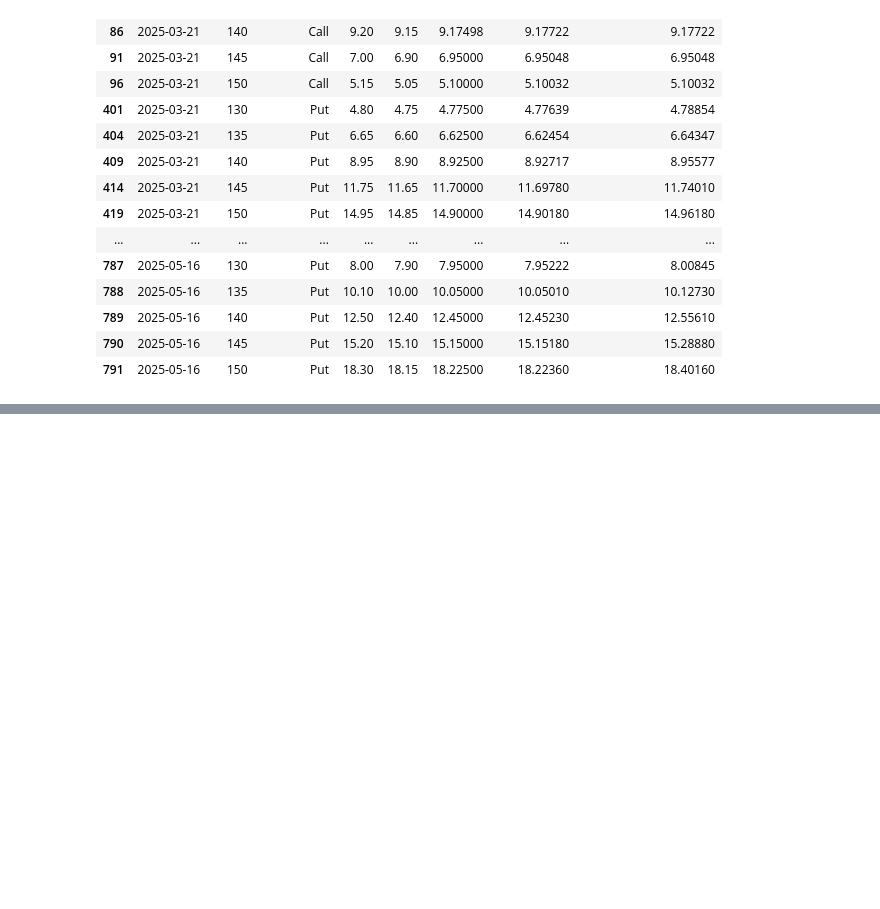
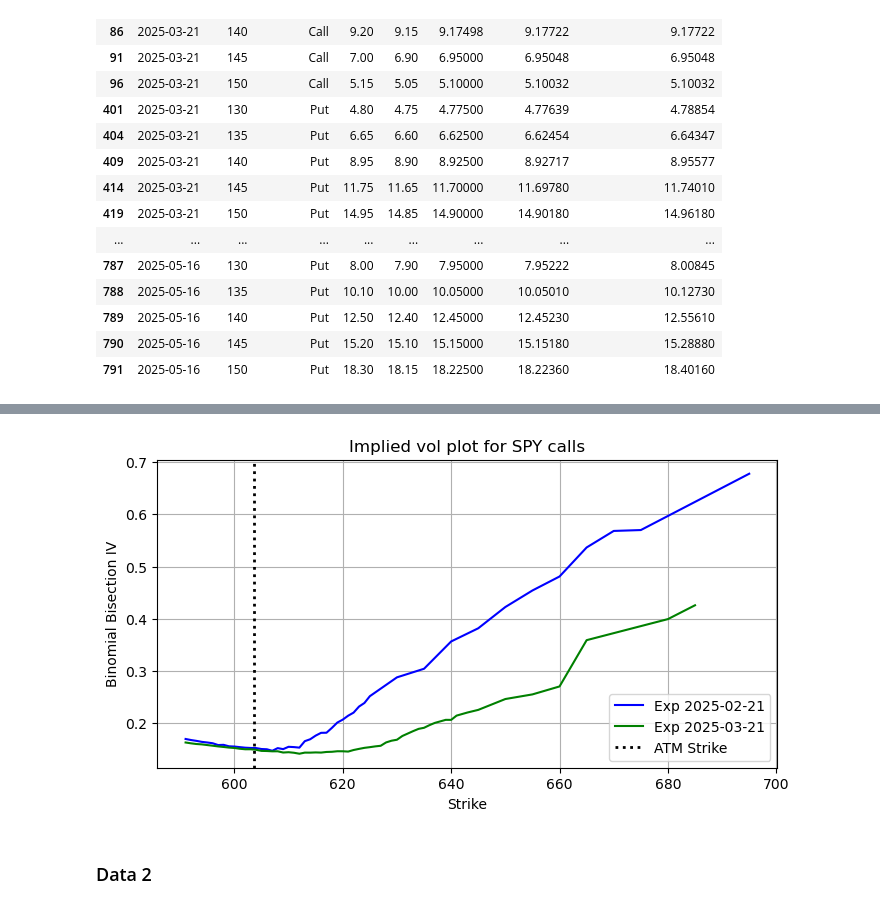
Before and after one commit to saugathacker/FE621-HW2, a Jupyter notebook: data_analysis.ipynb, the cells around one changed output, grey strips where cells are left out. Saved outputs shown, nothing was run; the diff lists cells and outputs as text; code cells hidden in the pictures; blank space fills up the shorter version.

```diff
--- a/data_analysis.ipynb
+++ b/data_analysis.ipynb
@@ -210,0 +412,32 @@ filtered_df
+# %%
+# Filter puts first
+spy_call_df = spy_data1_df.loc[spy_data1_df["OptionType"] == "Put"]
+
+# Filter for each expiration & valid BisectionIV values
+spy_call_df1 = spy_call_df.loc[(spy_call_df["Expiration"] == expirations[0]) & (spy_call_df["Strike"] > 590) & (spy_call_df["Strike"] < 700)]
+spy_call_df2 = spy_call_df.loc[(spy_call_df["Expiration"] == expirations[1]) & (spy_call_df["Strike"] > 590) & (spy_call_df["Strike"] < 700)]
+spy_call_df3 = spy_call_df.loc[(spy_call_df["Expiration"] == expirations[2]) & (spy_call_df["Strike"] > 590) & (spy_call_df["Strike"] < 700) & (spy_call_df["BisectionIV"]) < 1.2]
+
+# Plot
+plt.figure(figsize=(8, 4))
+
+plt.plot(spy_call_df1["Strike"], spy_call_df1["Binom_bisection_iv"], label=f"Exp {expirations[0].date()}", color="blue")
+plt.plot(spy_call_df2["Strike"], spy_call_df2["Binom_bisection_iv"], label=f"Exp {expirations[1].date()}", color="green")
+#plt.plot(spy_call_df3["Strike"], spy_call_df3["Binom_bisection_iv"], label=f"Exp {expirations[2].date()}", color="red")
+
+# Add a vertical dotted line at ATM Strike
+plt.axvline(x=spy_data1_spot, color='black', linestyle='dotted', linewidth=2, label="ATM Strike")
+
+# Labels and Title
+plt.xlabel("Strike")
+plt.ylabel("Binomial Bisection IV")
+plt.title("Implied vol plot for SPY calls")
+plt.grid(True)  # Add grid lines
+plt.legend()  # Show legend
+
+# Show the plot
+plt.show()
+# %% [output]
+[figure, added]
+# %% [markdown]
+### Data 2
```
Also changed, not shown: parts of 22 cells of this notebook, 30 other files.
